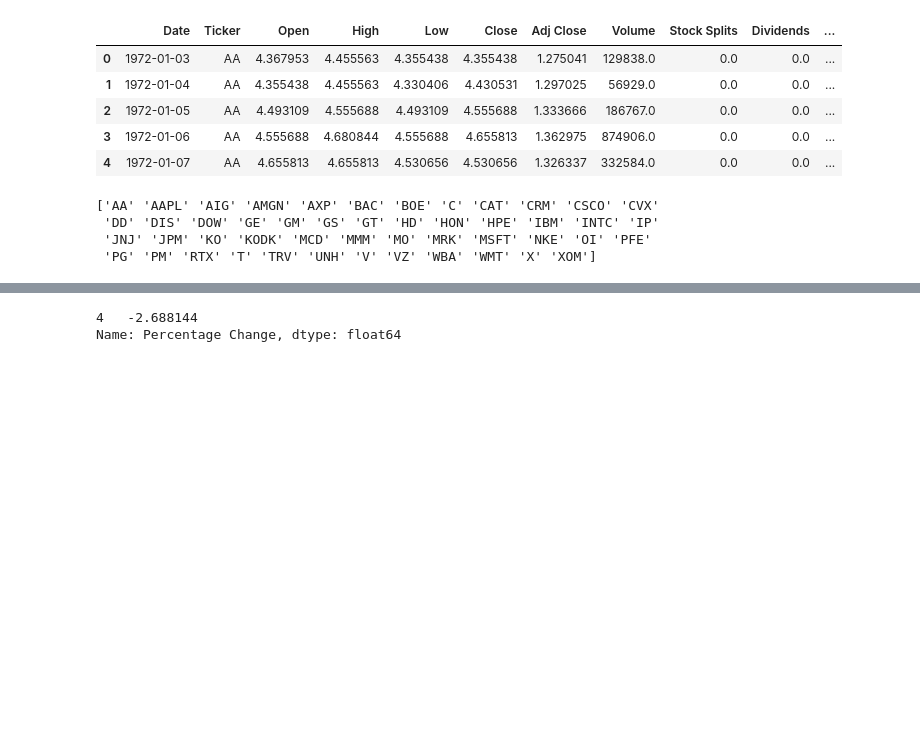
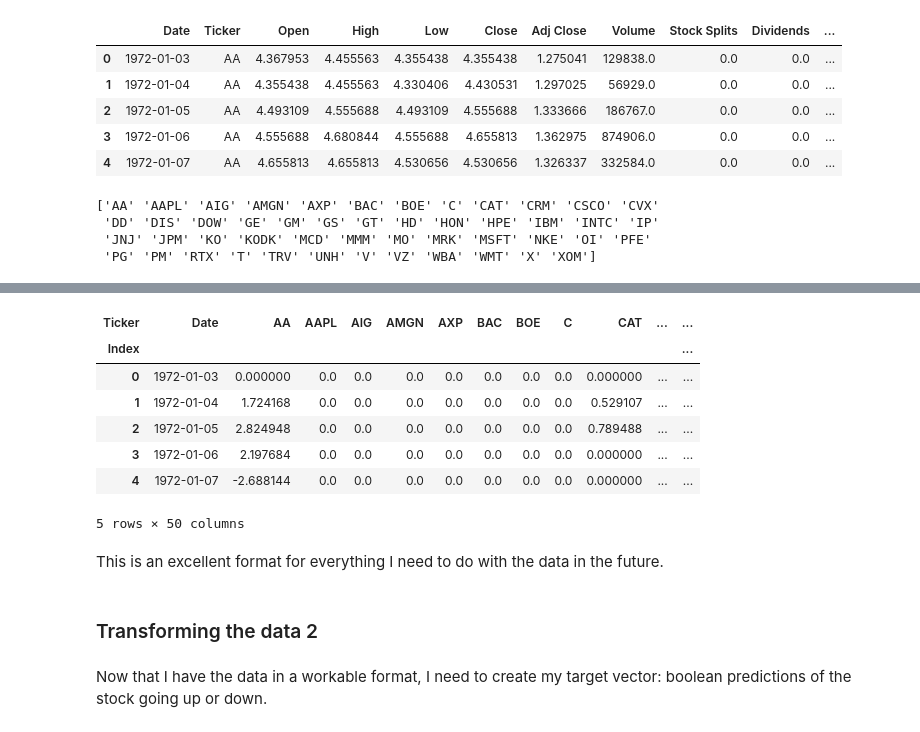
Before and after one commit to zdravoj/stock-bot, a Jupyter notebook: trading_sandbox.ipynb, the cells around one changed output, grey strips where cells are left out. Saved outputs shown, nothing was run; the diff lists cells and outputs as text; code cells hidden in the pictures; blank space fills up the shorter version.

Commit message:
prepare pct_chg and price increase prediction data

```diff
--- a/trading_sandbox.ipynb
+++ b/trading_sandbox.ipynb
@@ -586,7 +585,0 @@ djia_sorted.head(8)
-# %%
-djia_sorted.iloc[
-    djia_sorted[(djia_sorted['Ticker'] == 'AA') & (djia_sorted['Date'] == '1972-01-10')].index-1
-]['Percentage Change']
-# %% [output]
-4   -2.688144
-Name: Percentage Change, dtype: float64
@@ -602,0 +586,20 @@ Name: Percentage Change, dtype: float64
+# %%
+djia_pivot = djia_sorted.pivot(
+    columns= 'Ticker',
+    index= 'Date',
+    values= 'Percentage Change'
+)
+djia_pivot.reset_index(inplace= True, col_level= 1)
+djia_pivot.index.rename('Index', inplace=True)
+djia_pivot.head()
+# %% [output]
+| Ticker | Date | AA | AAPL | AIG | AMGN | AXP | BAC | BOE | C | CAT | ... | ... |
+| Index |  |  |  |  |  |  |  |  |  |  |  | ... |
+| 0 | 1972-01-03 | 0.000000 | 0.0 | 0.0 | 0.0 | 0.0 | 0.0 | 0.0 | 0.0 | 0.000000 | ... | ... |
+| 1 | 1972-01-04 | 1.724168 | 0.0 | 0.0 | 0.0 | 0.0 | 0.0 | 0.0 | 0.0 | 0.529107 | ... | ... |
+| 2 | 1972-01-05 | 2.824948 | 0.0 | 0.0 | 0.0 | 0.0 | 0.0 | 0.0 | 0.0 | 0.789488 | ... | ... |
+| 3 | 1972-01-06 | 2.197684 | 0.0 | 0.0 | 0.0 | 0.0 | 0.0 | 0.0 | 0.0 | 0.000000 | ... | ... |
+| 4 | 1972-01-07 | -2.688144 | 0.0 | 0.0 | 0.0 | 0.0 | 0.0 | 0.0 | 0.0 | 0.000000 | ... | ... |
+5 rows × 50 columns
+# %% [markdown]
+This is an excellent format for everything I need to do with the data in the future.
@@ -602,0 +608,4 @@ Name: Percentage Change, dtype: float64
+# %% [markdown]
+### Transforming the data 2
+# %% [markdown]
+Now that I have the data in a workable format, I need to create my target vector: boolean predictions of the stock going up or down.
```
Also changed, not shown: parts of 14 cells of this notebook.
